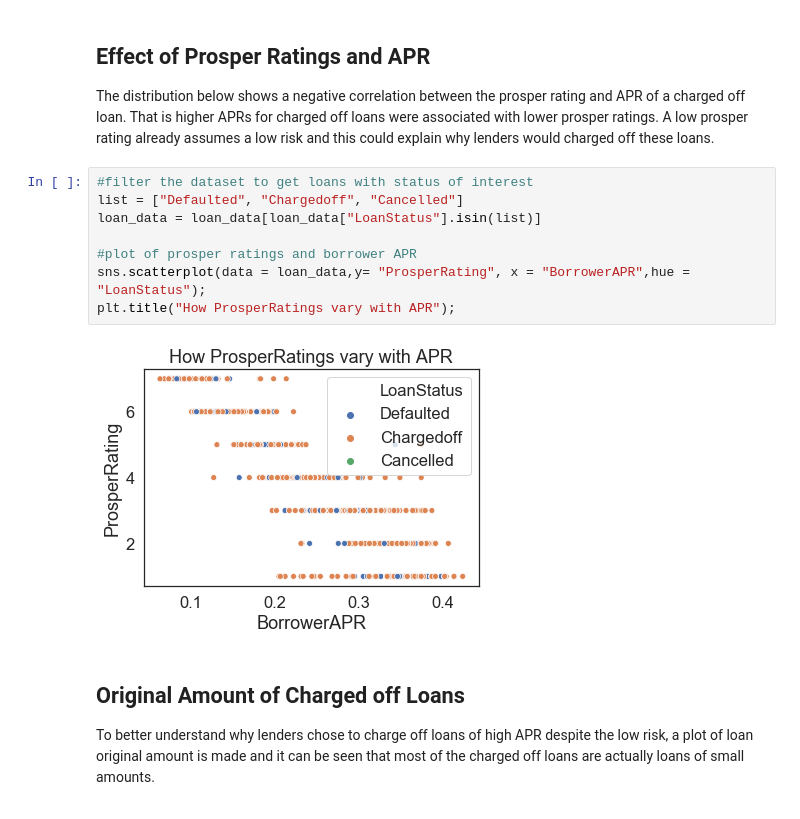
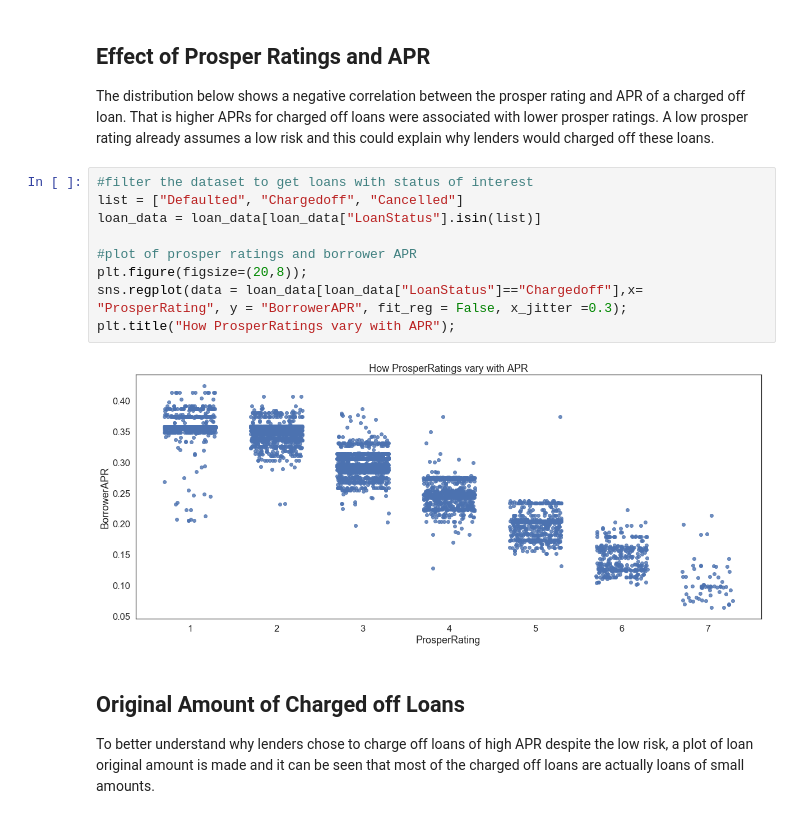
Before and after one commit to PeaceUdoka/ALXPROJECT3, a Jupyter notebook: LoanDataFromProsper_slide_deck.ipynb, the cells around one changed output. Cells and saved outputs as stored; diff of their text form.

```diff
--- a/LoanDataFromProsper_slide_deck.ipynb
+++ b/LoanDataFromProsper_slide_deck.ipynb
@@ -63,13 +63,14 @@ The distribution below shows a negative correlation between the prosper rating a
 # %%
 #filter the dataset to get loans with status of interest
 list = ["Defaulted", "Chargedoff", "Cancelled"]
 loan_data = loan_data[loan_data["LoanStatus"].isin(list)]
 
 #plot of prosper ratings and borrower APR
-sns.scatterplot(data = loan_data,y= "ProsperRating", x = "BorrowerAPR",hue = "LoanStatus");
+plt.figure(figsize=(20,8));
+sns.regplot(data = loan_data[loan_data["LoanStatus"]=="Chargedoff"],x= "ProsperRating", y = "BorrowerAPR", fit_reg = False, x_jitter =0.3);
 plt.title("How ProsperRatings vary with APR");
 # %% [output]
-[figure, old version]
+[figure, new version]
 # %% [markdown]
 ## Original Amount of Charged off Loans
 
```
Also changed, not shown: parts of 2 cells of this notebook, 3 other files.
